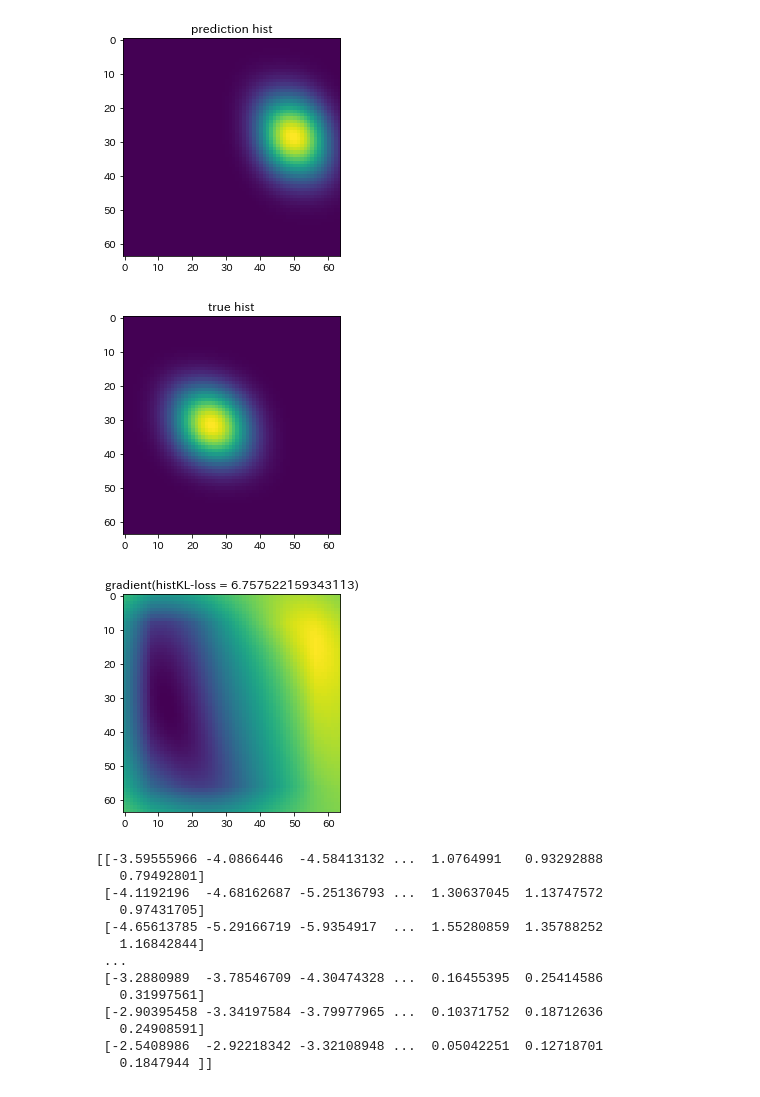
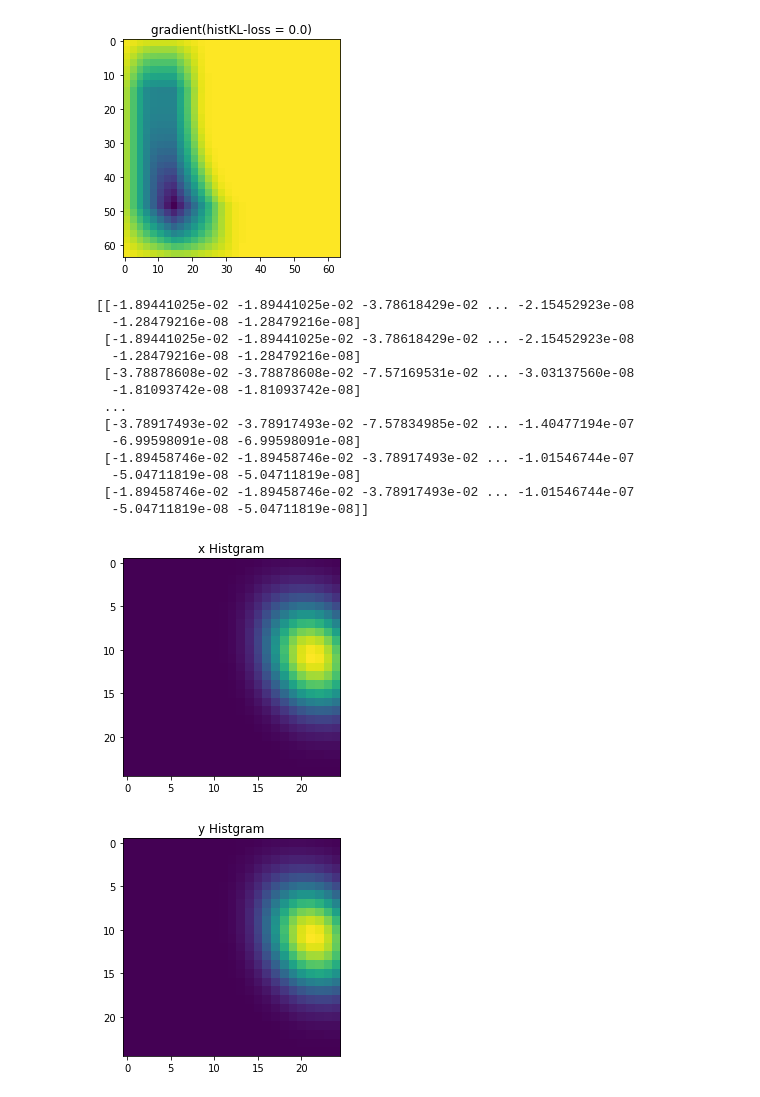
Before and after one commit to NagayoshiKotaro-wakayama-u/PartialConvolution, a Jupyter notebook: histKLgradient_test.ipynb, the cells around one changed output. Drawn from its saved outputs; the diff is of its cells as text; code cells hidden in the pictures.

```diff
--- a/histKLgradient_test.ipynb
+++ b/histKLgradient_test.ipynb
@@ -51,7 +60,7 @@ def compKL(p1,p2,smallV=1e-10):
     kl = tf.reduce_sum(p1*(tf.math.log(p1+smallV) - tf.math.log(p2+smallV)))
     return kl
 
-def compSpatialHist(x,kSize=16,sSize=1,isNormMode='sum',thre=0.05):
+def compSpatialHist(x,kSize=16,sSize=2,isNormMode='sum',thre=0.05):
     # binarize images
 #     x_bin = tf.nn.relu(x - thre)
 #     x_bin = tf.math.sign(x_bin)
@@ -61,7 +70,7 @@ def compSpatialHist(x,kSize=16,sSize=1,isNormMode='sum',thre=0.05):
     kernel = tf.constant(kernel, dtype=tf.float64)
 
     # histogram using conv2d
-    x_conv = tf.nn.conv2d(x,kernel,strides=[1,sSize,sSize,1],padding='SAME')
+    x_conv = tf.nn.conv2d(x,kernel,strides=[1,sSize,sSize,1],padding='VALID')
     shape = tf.shape(x_conv)
     x_conv_flat = tf.reshape(x_conv,[shape[0],shape[1]*shape[2]])
 
@@ -82,37 +91,36 @@ grad = tf.gradients(kl_loss,x)[0]
 
 sess.run(tf.global_variables_initializer())
 # %%
-hist_x_value, hist_y_value, grad_value, kl_value = sess.run([hist_x,hist_y,grad,kl_loss])
-
-img = np.reshape(gaussian(np.c_[X.ravel(),Y.ravel()], np.array([[24,10],[10,42]]), [50,29]),[64,64])
-
-plt.imshow(hist_x_value[0])
-plt.title("prediction hist")
-plt.show()
-
-plt.imshow(hist_y_value[0])
-plt.title("true hist")
-plt.show()
-
+grad_value, kl_value = sess.run([grad,kl_loss])
 plt.imshow(grad_value[0,:,:,0])
 plt.title("gradient(histKL-loss = {})".format(kl_value))
 plt.show()
 
 print(grad_value[0,:,:,0])
 # %% [output]
-[figure, old version]
+[figure, new version]
-[figure, removed]
-[figure, removed]
-[[-3.59555966 -4.0866446  -4.58413132 ...  1.0764991   0.93292888
-   0.79492801]
- [-4.1192196  -4.68162687 -5.25136793 ...  1.30637045  1.13747572
-   0.97431705]
- [-4.65613785 -5.29166719 -5.9354917  ...  1.55280859  1.35788252
-   1.16842844]
+[[-1.89441025e-02 -1.89441025e-02 -3.78618429e-02 ... -2.15452923e-08
+  -1.28479216e-08 -1.28479216e-08]
+ [-1.89441025e-02 -1.89441025e-02 -3.78618429e-02 ... -2.15452923e-08
+  -1.28479216e-08 -1.28479216e-08]
+ [-3.78878608e-02 -3.78878608e-02 -7.57169531e-02 ... -3.03137560e-08
+  -1.81093742e-08 -1.81093742e-08]
  ...
- [-3.2880989  -3.78546709 -4.30474328 ...  0.16455395  0.25414586
-   0.31997561]
- [-2.90395458 -3.34197584 -3.79977965 ...  0.10371752  0.18712636
-   0.24908591]
- [-2.5408986  -2.92218342 -3.32108948 ...  0.05042251  0.12718701
-   0.1847944 ]]
+ [-3.78917493e-02 -3.78917493e-02 -7.57834985e-02 ... -1.40477194e-07
+  -6.99598091e-08 -6.99598091e-08]
+ [-1.89458746e-02 -1.89458746e-02 -3.78917493e-02 ... -1.01546744e-07
+  -5.04711819e-08 -5.04711819e-08]
+ [-1.89458746e-02 -1.89458746e-02 -3.78917493e-02 ... -1.01546744e-07
+  -5.04711819e-08 -5.04711819e-08]]
+# %%
+xhist_value,yhist_value = sess.run([hist_x,hist_y])
+plt.imshow(xhist_value[0,:,:])
+plt.title("x Histgram")
+plt.show()
+
+plt.imshow(yhist_value[0,:,:])
+plt.title("y Histgram")
+plt.show()
+# %% [output]
+[figure, added]
+[figure, added]
```
Also changed, not shown: parts of 2 cells of this notebook.
